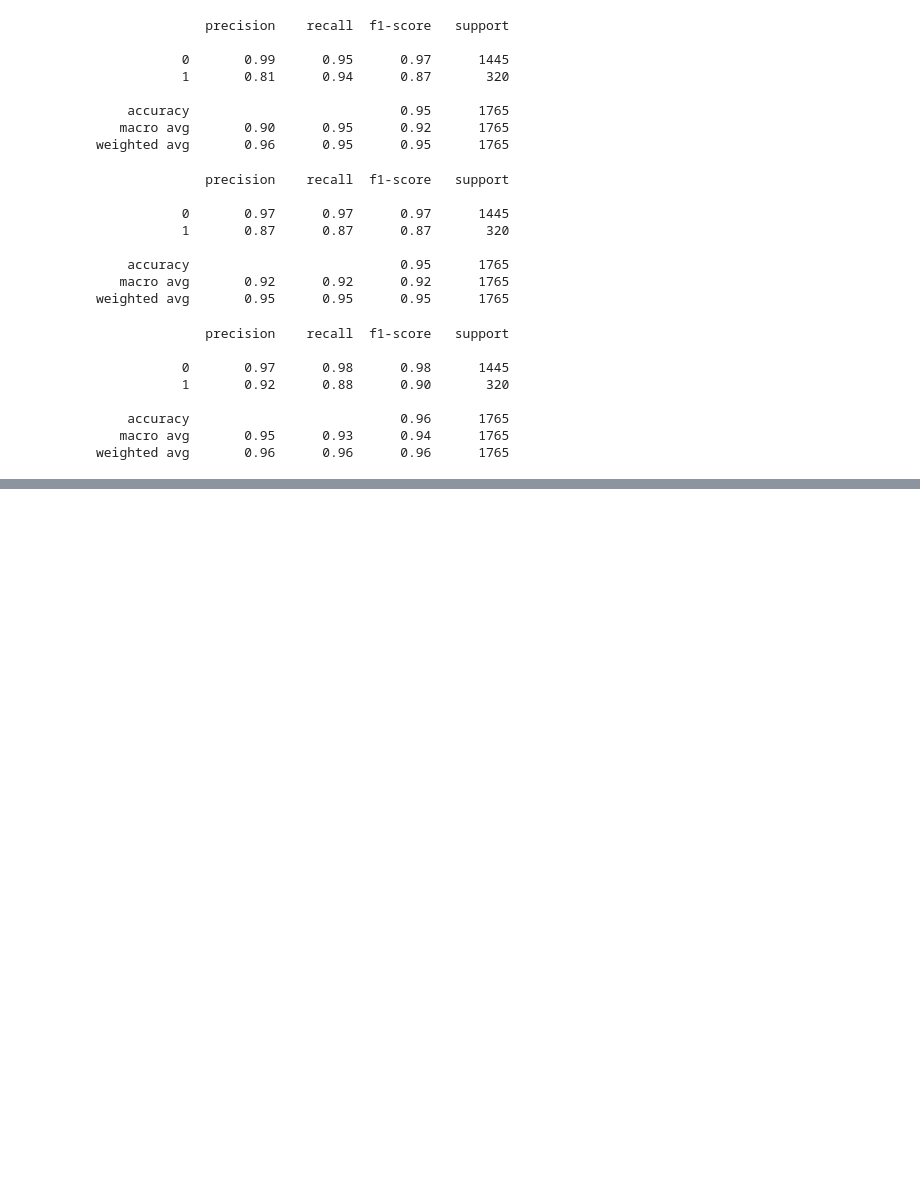
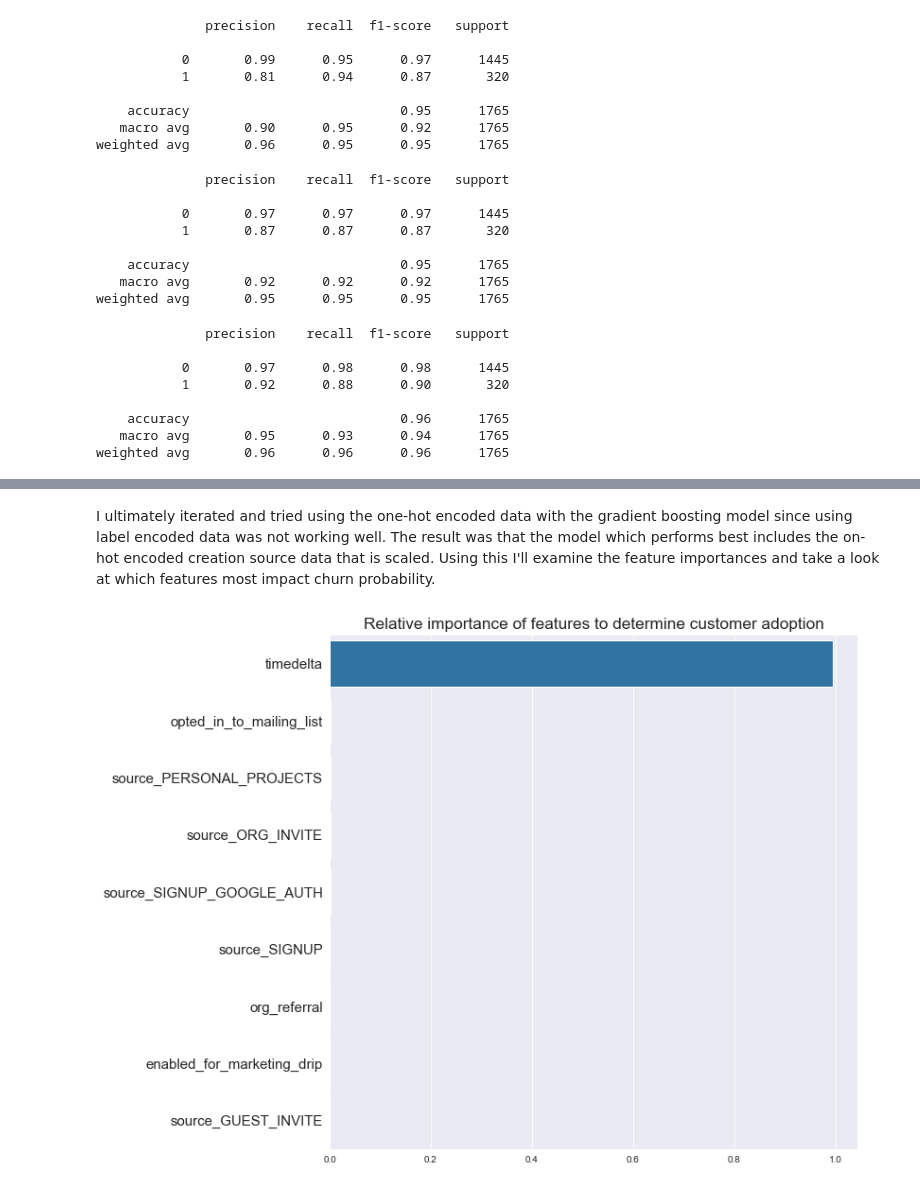
Before and after one commit to NickD-Dean/Springboard, a Jupyter notebook: Career-Related/relax_challenge/Relax_adopted_user_prediction.ipynb, the cells around one changed output, grey strips where cells are left out. Drawn from its saved outputs; the diff is of its cells as text; code cells hidden in the pictures; blank space fills up the shorter version.

```diff
--- a/Career-Related/relax_challenge/Relax_adopted_user_prediction.ipynb
+++ b/Career-Related/relax_challenge/Relax_adopted_user_prediction.ipynb
@@ -360,0 +381,28 @@ It seems that the logistic regression model predicts adopted users with the
+# %%
+# gb train/test split
+X = gbdata.drop(['adopted'], axis=1)
+Y = gbdata['adopted']
+
+
+gbx_train, gbx_test, gby_train, gby_test = train_test_split(X, Y, test_size=0.2, random_state=42, stratify=Y)
+
+scaler = StandardScaler()
+scaler.fit(gbx_train)
+gbx_train = scaler.transform(gbx_train)
+gbx_test = scaler.transform(gbx_test)
+# logit train/test split
+X = logitdata.drop(['adopted'], axis=1)
+Y = logitdata['adopted']
+
+lx_train, lx_test, ly_train, ly_test = train_test_split(X, Y, test_size=0.2, random_state=42, stratify=Y)
+cols = lx_train.columns
+scaler = StandardScaler()
+scaler.fit(lx_train)
+lx_train = scaler.transform(lx_train)
+lx_test = scaler.transform(lx_test)
+# %%
+logit = LogisticRegression(random_state=42, class_weight='balanced', )
+logit.fit(lx_train, ly_train)
+l_pred = logit.predict(lx_test)
+
+print(classification_report(ly_test, l_pred, labels = [0,1]))
@@ -360,0 +418,6 @@ It seems that the logistic regression model predicts adopted users with the
+# %%
+gb = GradientBoostingClassifier(random_state=42)
+gb.fit(lx_train, ly_train)
+g_pred = gb.predict(lx_test)
+
+print(classification_report(ly_test, g_pred, labels = [0,1]))
@@ -360,0 +433,15 @@ It seems that the logistic regression model predicts adopted users with the
+# %% [markdown]
+I ultimately iterated and tried using the one-hot encoded data with the gradient boosting model since using label encoded data was not working well.  The result was that the model which performs best includes the on-hot encoded creation source data that is scaled.  Using this I'll examine the feature importances and take a look at which features most impact churn probability.
+# %%
+gbweight = gb.feature_importances_
+gbweight = pd.Series(gbweight, index = cols)
+feat_ = gbweight.sort_values(ascending=False).head(10)
+topten = list(gbweight.sort_values(ascending=False).head(10).index)
+# %%
+plt.figure(figsize=(10,10))
+
+g = sns.barplot(x= feat_ ,y = topten, orient='h')
+plt.title('Relative importance of features to determine customer adoption', size = 'xx-large')
+g.set_yticklabels(topten, size = 15);
+# %% [output]
+[figure, added]
```
Also changed, not shown: parts of 18 cells of this notebook.
